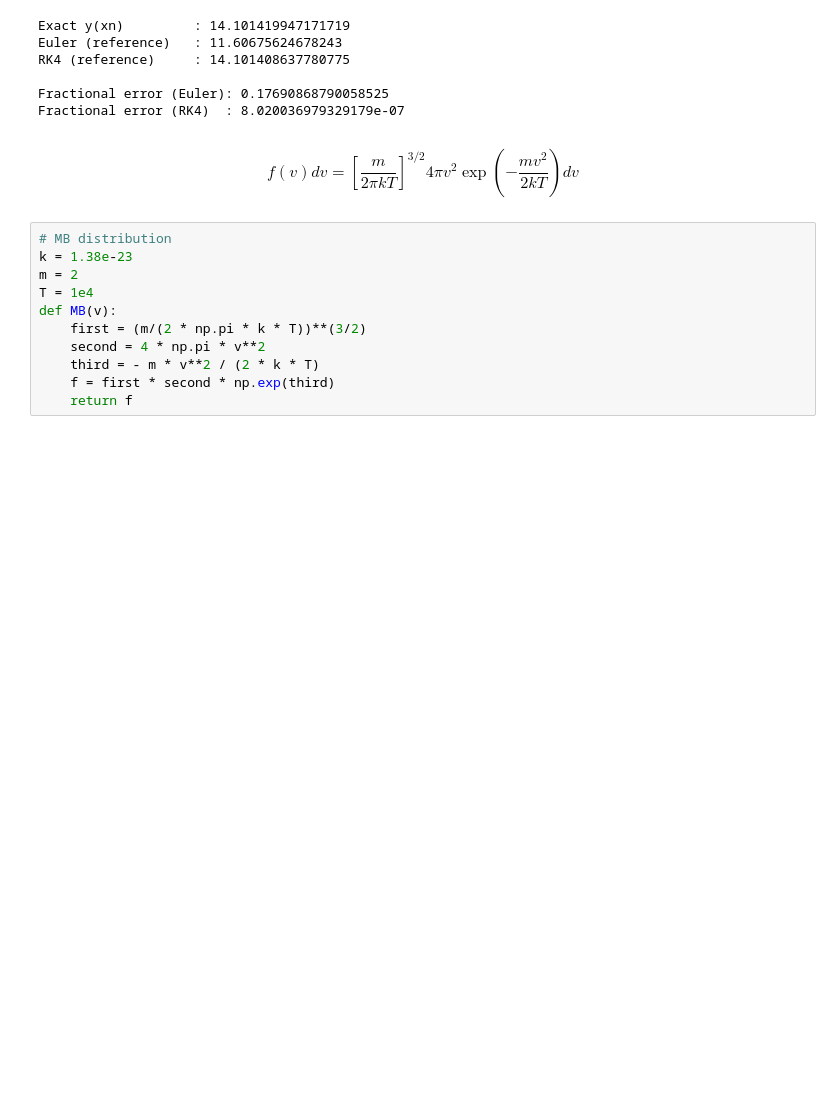
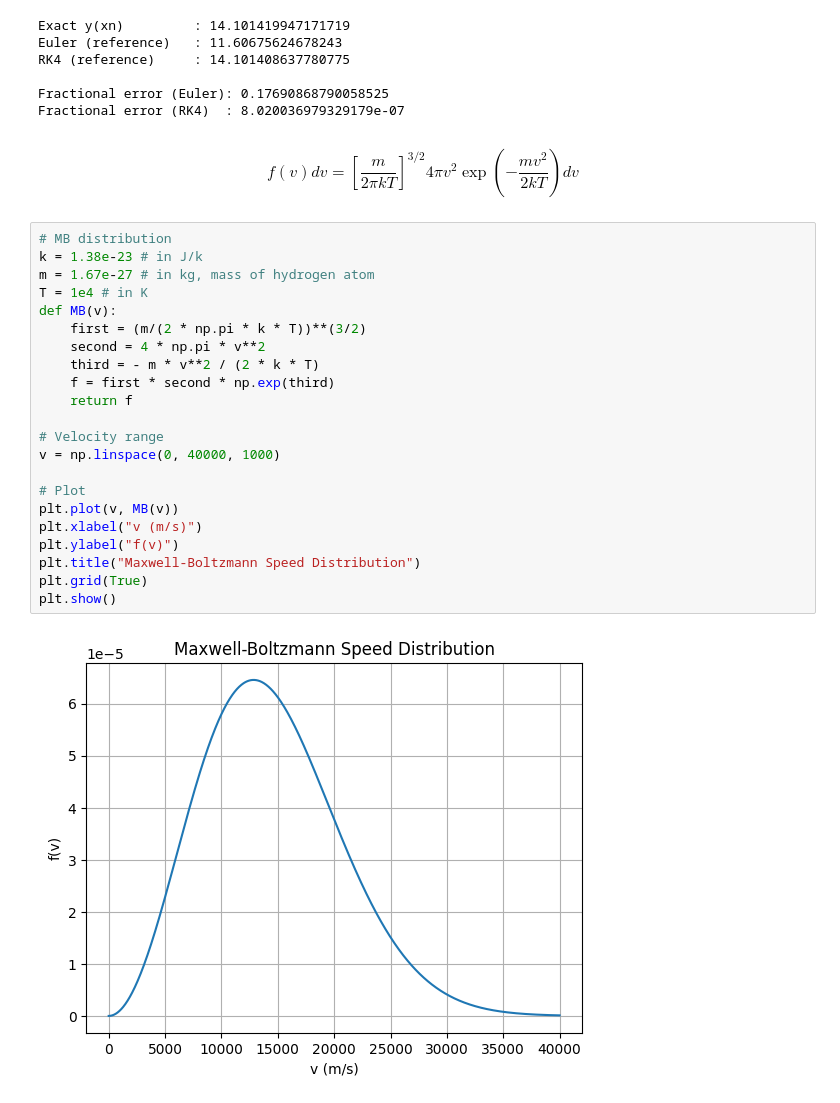
Before and after one commit to galih123star/computational2026, a Jupyter notebook: HW03/HW03_CPA.ipynb, the cells around one changed output. Saved outputs shown, nothing was run; the diff lists cells and outputs as text; blank space fills up the shorter version.

```diff
--- a/HW03/HW03_CPA.ipynb
+++ b/HW03/HW03_CPA.ipynb
@@ -249,12 +249,25 @@ f(v)dv = \left[ \frac{m}{2 \pi kT} \right]^{3/2} 4 \pi v^2 \exp{\left( -\frac{mv
 $$
 # %%
 # MB distribution
-k = 1.38e-23
-m = 2
-T = 1e4
+k = 1.38e-23 # in J/k
+m = 1.67e-27 # in kg, mass of hydrogen atom
+T = 1e4 # in K
 def MB(v):
     first = (m/(2 * np.pi * k * T))**(3/2)
     second = 4 * np.pi * v**2
     third = - m * v**2 / (2 * k * T)
     f = first * second * np.exp(third)
     return f
+
+# Velocity range
+v = np.linspace(0, 40000, 1000)
+
+# Plot
+plt.plot(v, MB(v))
+plt.xlabel("v (m/s)")
+plt.ylabel("f(v)")
+plt.title("Maxwell-Boltzmann Speed Distribution")
+plt.grid(True)
+plt.show()
+# %% [output]
+[figure, added]
```
Also changed, not shown: parts of 3 cells of this notebook.
